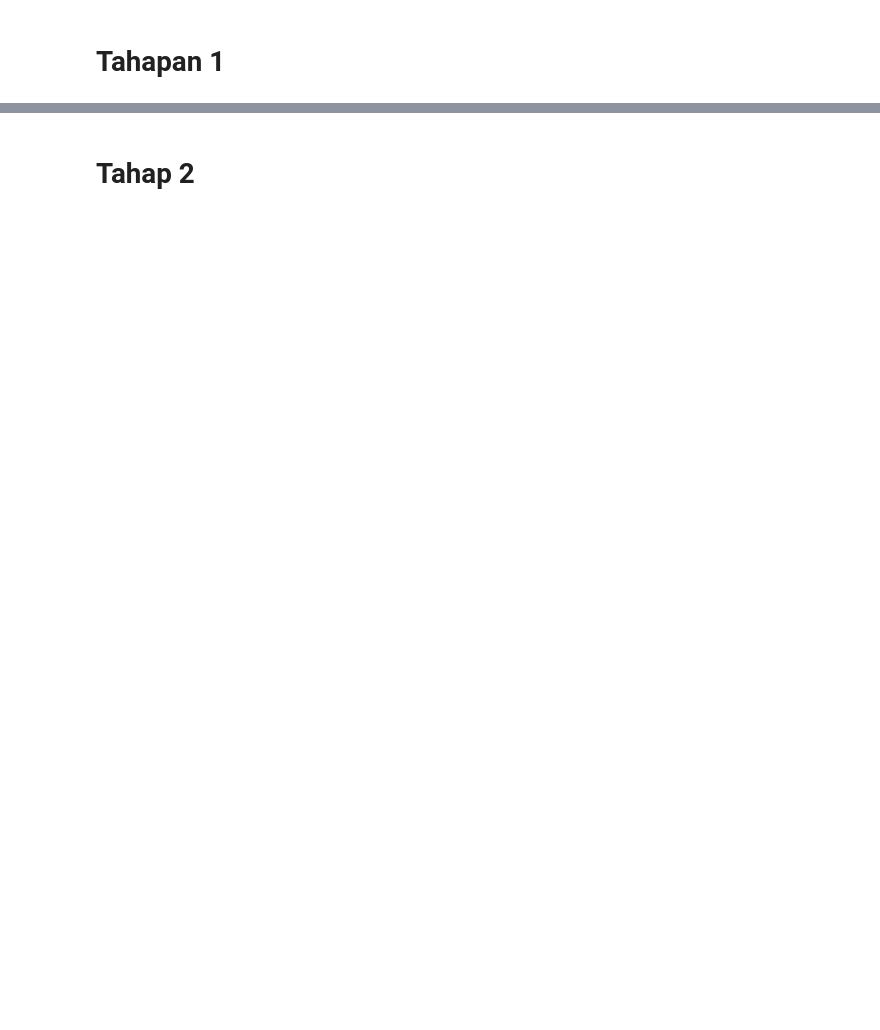
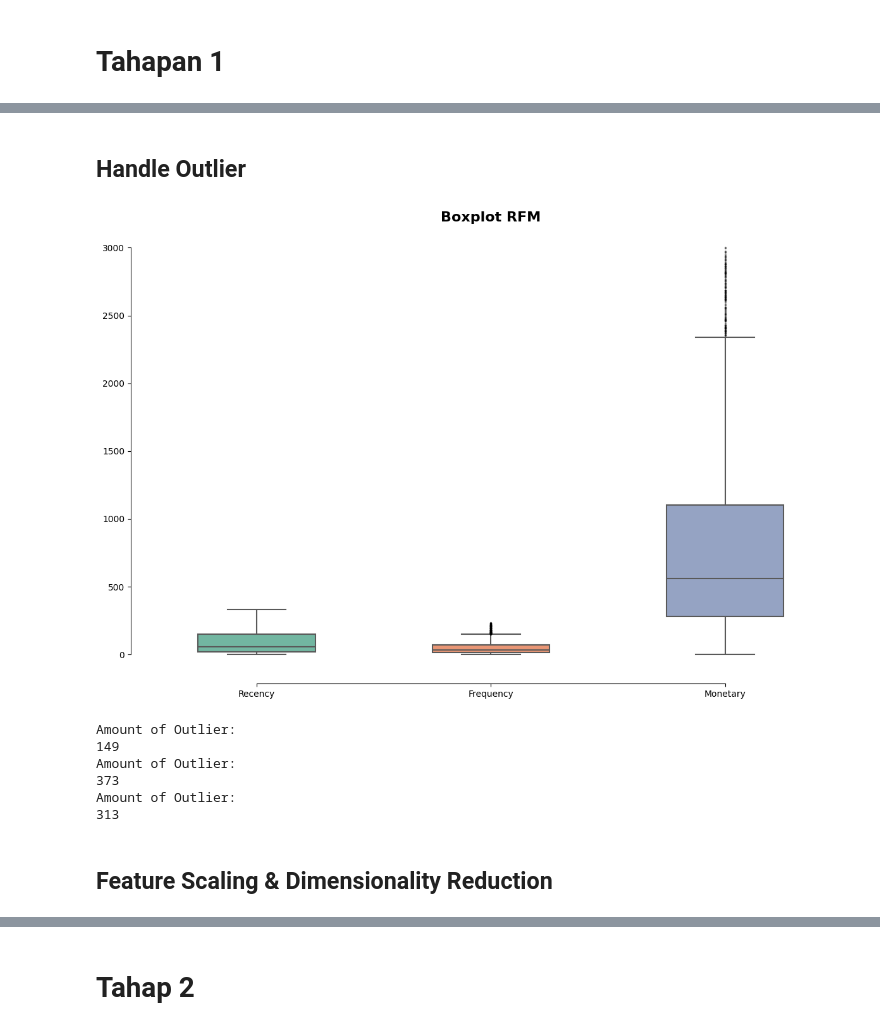
Before and after one commit to valencxiaxD/Mini-Proyek---Kecerdasan-Artifisial, a Jupyter notebook: mini_proyek.ipynb, the cells around one changed output, grey strips where cells are left out. Saved outputs shown, nothing was run; the diff lists cells and outputs as text; code cells hidden in the pictures; blank space fills up the shorter version.

```diff
--- a/mini_proyek.ipynb
+++ b/mini_proyek.ipynb
@@ -126,5 +139,3 @@ import seaborn as sns
-# %%
-df = pd.read_excel('/content/drive/MyDrive/Proyek Semester 3/Online_Retail.xlsx')
 # %%
 df.head()
 # %% [output]
@@ -147,0 +173,14 @@ display(overview)
+# %%
+# Handle Negative Value
+df['Quantity'] = df['Quantity'].abs()
+df['UnitPrice'] = df['UnitPrice'].abs()
+
+df['Amount'] = df['Quantity'] * df['UnitPrice']
+df['Date'] = df['InvoiceDate'].dt.date
+df['Time'] = df['InvoiceDate'].dt.time
+
+# Handle Missing Value
+df = df.dropna(subset=['CustomerID'])
+
+# Sorting
+df = df.sort_values(by=['CustomerID'])
@@ -147,0 +189,14 @@ display(overview)
+# %%
+today = df['InvoiceDate'].max()
+df['Recency'] = (today - df['InvoiceDate']).dt.days
+
+rfm = df.groupby('CustomerID').agg({
+    'Recency': 'min',
+    'InvoiceNo': 'count',
+    'Amount': 'sum'
+}).rename(columns={
+    'InvoiceNo': 'Frequency',
+    'Amount': 'Monetary'
+})
+
+rfm.head()
@@ -147,0 +211,48 @@ display(overview)
+# %% [markdown]
+## Handle Outlier
+# %%
+cols = ['Recency', 'Frequency', 'Monetary']
+plt.figure(figsize=(12, 8))
+ax = sns.boxplot(
+    data=rfm[cols], palette=sns.color_palette("Set2", 3),
+    width=0.5, linewidth=1.5,
+    flierprops=dict(
+        marker='.', markersize=3, alpha=0.3,
+        markerfacecolor='black', markeredgecolor='black'
+    )
+)
+ax.set_title("Boxplot RFM", fontsize=16, weight="bold")
+sns.despine(offset=10, trim=True)
+plt.tight_layout()
+plt.show()
+# %% [output]
+[figure, added]
+# %%
+def handle_outlier(data, col):
+    Q1 = data[col].quantile(0.25)
+    Q3 = data[col].quantile(0.75)
+
+    iqr = Q3 - Q1
+    lower_bound = Q1 - 1.5 * iqr
+    upper_bound = Q3 + 1.5 * iqr
+
+    condition = (data[col] < lower_bound) | (data[col] > upper_bound)
+    outlier = data[condition]
+    print('Amount of Outlier:')
+    print(outlier[col].count())
+
+    no_outlier = data[~condition]
+
+    return no_outlier.reset_index(drop=True)
+
+for col in ['Recency', 'Frequency', 'Monetary']:
+    rfm = handle_outlier(rfm, col)
+# %% [output]
+Amount of Outlier:
+149
+Amount of Outlier:
+373
+Amount of Outlier:
+313
+# %% [markdown]
+## Feature Scaling & Dimensionality Reduction
```
Also changed, not shown: parts of 13 cells of this notebook, 2 other files.
